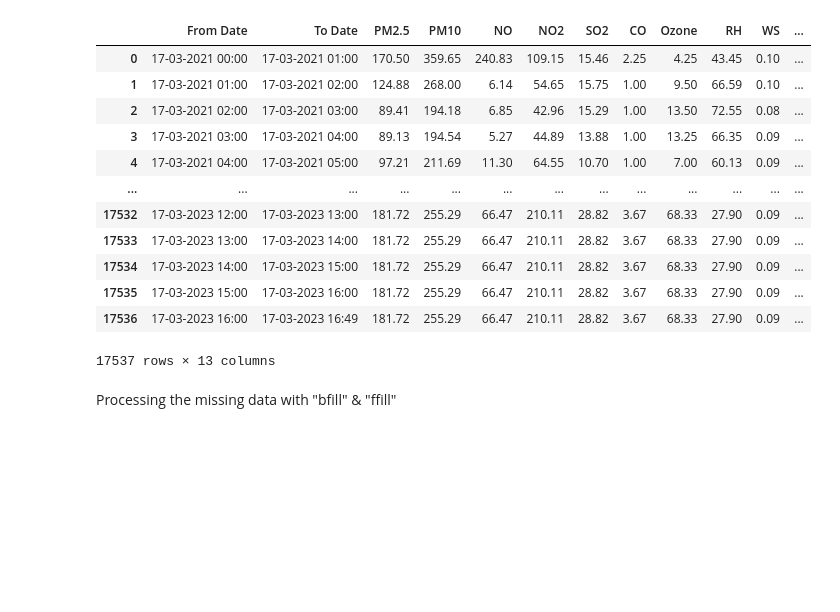
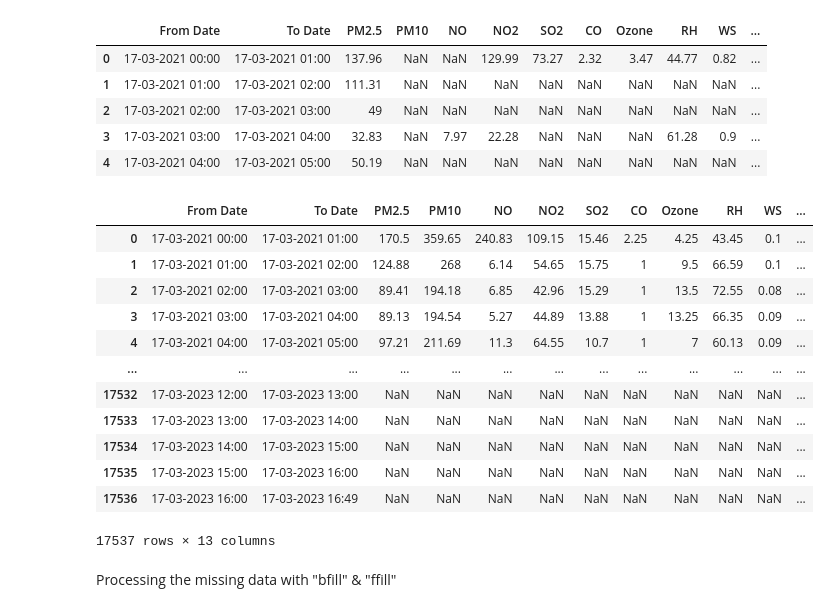
Before and after one commit to DishantWakalkar/Air-Toxicity-Analysis, a Jupyter notebook: Version_1/DataPreProcessing.ipynb, the cells around one changed output. Drawn from its saved outputs; the diff is of its cells as text; code cells hidden in the pictures; blank space fills up the shorter version.

```diff
--- a/DataPreProcessing.ipynb
+++ b/Version_1/DataPreProcessing.ipynb
@@ -13,23 +20,29 @@ timeStamp=kurlamain['From Date']
 # %%
 kurlamain.replace('None', np.nan, inplace=True)
-kurlamain
+display(kurlamain.head(5))
 airportmain.replace('None', np.nan, inplace=True)
 airportmain
 chakalamain.replace('None', np.nan, inplace=True)
 chakalamain
 # %% [output]
 |  | From Date | To Date | PM2.5 | PM10 | NO | NO2 | SO2 | CO | Ozone | RH | WS | ... |
-| 0 | 17-03-2021 00:00 | 17-03-2021 01:00 | 170.50 | 359.65 | 240.83 | 109.15 | 15.46 | 2.25 | 4.25 | 43.45 | 0.10 | ... |
-| 1 | 17-03-2021 01:00 | 17-03-2021 02:00 | 124.88 | 268.00 | 6.14 | 54.65 | 15.75 | 1.00 | 9.50 | 66.59 | 0.10 | ... |
-| 2 | 17-03-2021 02:00 | 17-03-2021 03:00 | 89.41 | 194.18 | 6.85 | 42.96 | 15.29 | 1.00 | 13.50 | 72.55 | 0.08 | ... |
-| 3 | 17-03-2021 03:00 | 17-03-2021 04:00 | 89.13 | 194.54 | 5.27 | 44.89 | 13.88 | 1.00 | 13.25 | 66.35 | 0.09 | ... |
-| 4 | 17-03-2021 04:00 | 17-03-2021 05:00 | 97.21 | 211.69 | 11.30 | 64.55 | 10.70 | 1.00 | 7.00 | 60.13 | 0.09 | ... |
-| ... | ... | ... | ... | ... | ... | ... | ... | ... | ... | ... | ... | ... |
-| 17532 | 17-03-2023 12:00 | 17-03-2023 13:00 | 181.72 | 255.29 | 66.47 | 210.11 | 28.82 | 3.67 | 68.33 | 27.90 | 0.09 | ... |
-| 17533 | 17-03-2023 13:00 | 17-03-2023 14:00 | 181.72 | 255.29 | 66.47 | 210.11 | 28.82 | 3.67 | 68.33 | 27.90 | 0.09 | ... |
-| 17534 | 17-03-2023 14:00 | 17-03-2023 15:00 | 181.72 | 255.29 | 66.47 | 210.11 | 28.82 | 3.67 | 68.33 | 27.90 | 0.09 | ... |
-| 17535 | 17-03-2023 15:00 | 17-03-2023 16:00 | 181.72 | 255.29 | 66.47 | 210.11 | 28.82 | 3.67 | 68.33 | 27.90 | 0.09 | ... |
-| 17536 | 17-03-2023 16:00 | 17-03-2023 16:49 | 181.72 | 255.29 | 66.47 | 210.11 | 28.82 | 3.67 | 68.33 | 27.90 | 0.09 | ... |
+| 0 | 17-03-2021 00:00 | 17-03-2021 01:00 | 137.96 | NaN | NaN | 129.99 | 73.27 | 2.32 | 3.47 | 44.77 | 0.82 | ... |
+| 1 | 17-03-2021 01:00 | 17-03-2021 02:00 | 111.31 | NaN | NaN | NaN | NaN | NaN | NaN | NaN | NaN | ... |
+| 2 | 17-03-2021 02:00 | 17-03-2021 03:00 | 49 | NaN | NaN | NaN | NaN | NaN | NaN | NaN | NaN | ... |
+| 3 | 17-03-2021 03:00 | 17-03-2021 04:00 | 32.83 | NaN | 7.97 | 22.28 | NaN | NaN | NaN | 61.28 | 0.9 | ... |
+| 4 | 17-03-2021 04:00 | 17-03-2021 05:00 | 50.19 | NaN | NaN | NaN | NaN | NaN | NaN | NaN | NaN | ... |
+|  | From Date | To Date | PM2.5 | PM10 | NO | NO2 | SO2 | CO | Ozone | RH | WS | ... |
+| 0 | 17-03-2021 00:00 | 17-03-2021 01:00 | 170.5 | 359.65 | 240.83 | 109.15 | 15.46 | 2.25 | 4.25 | 43.45 | 0.1 | ... |
+| 1 | 17-03-2021 01:00 | 17-03-2021 02:00 | 124.88 | 268 | 6.14 | 54.65 | 15.75 | 1 | 9.5 | 66.59 | 0.1 | ... |
+| 2 | 17-03-2021 02:00 | 17-03-2021 03:00 | 89.41 | 194.18 | 6.85 | 42.96 | 15.29 | 1 | 13.5 | 72.55 | 0.08 | ... |
+| 3 | 17-03-2021 03:00 | 17-03-2021 04:00 | 89.13 | 194.54 | 5.27 | 44.89 | 13.88 | 1 | 13.25 | 66.35 | 0.09 | ... |
+| 4 | 17-03-2021 04:00 | 17-03-2021 05:00 | 97.21 | 211.69 | 11.3 | 64.55 | 10.7 | 1 | 7 | 60.13 | 0.09 | ... |
+| ... | ... | ... | ... | ... | ... | ... | ... | ... | ... | ... | ... | ... |
+| 17532 | 17-03-2023 12:00 | 17-03-2023 13:00 | NaN | NaN | NaN | NaN | NaN | NaN | NaN | NaN | NaN | ... |
+| 17533 | 17-03-2023 13:00 | 17-03-2023 14:00 | NaN | NaN | NaN | NaN | NaN | NaN | NaN | NaN | NaN | ... |
+| 17534 | 17-03-2023 14:00 | 17-03-2023 15:00 | NaN | NaN | NaN | NaN | NaN | NaN | NaN | NaN | NaN | ... |
+| 17535 | 17-03-2023 15:00 | 17-03-2023 16:00 | NaN | NaN | NaN | NaN | NaN | NaN | NaN | NaN | NaN | ... |
+| 17536 | 17-03-2023 16:00 | 17-03-2023 16:49 | NaN | NaN | NaN | NaN | NaN | NaN | NaN | NaN | NaN | ... |
 17537 rows × 13 columns
 # %% [markdown]
 Processing the missing data with "bfill" & "ffill"
```
Also changed, not shown: parts of 5 cells of this notebook, 18 other files.
